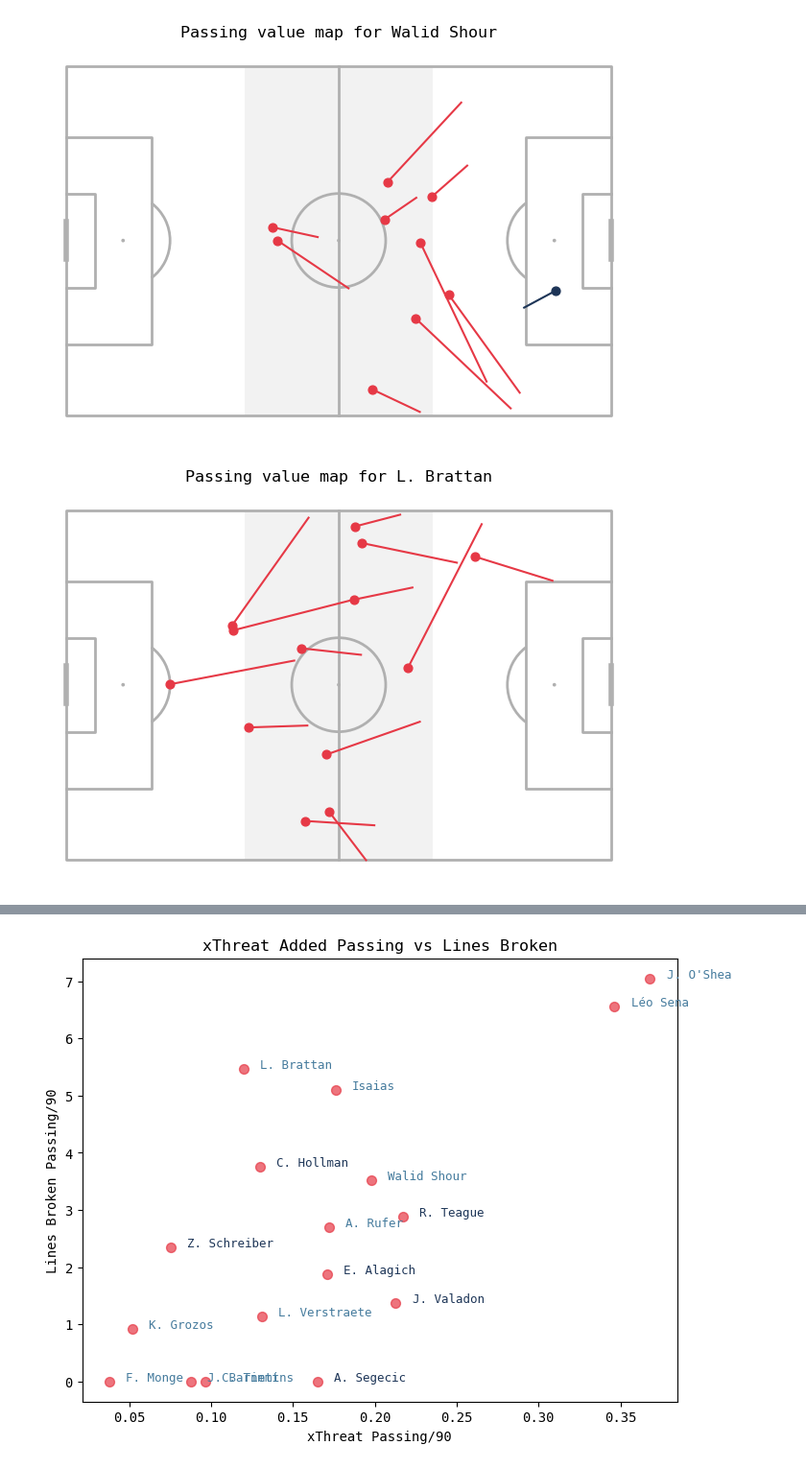
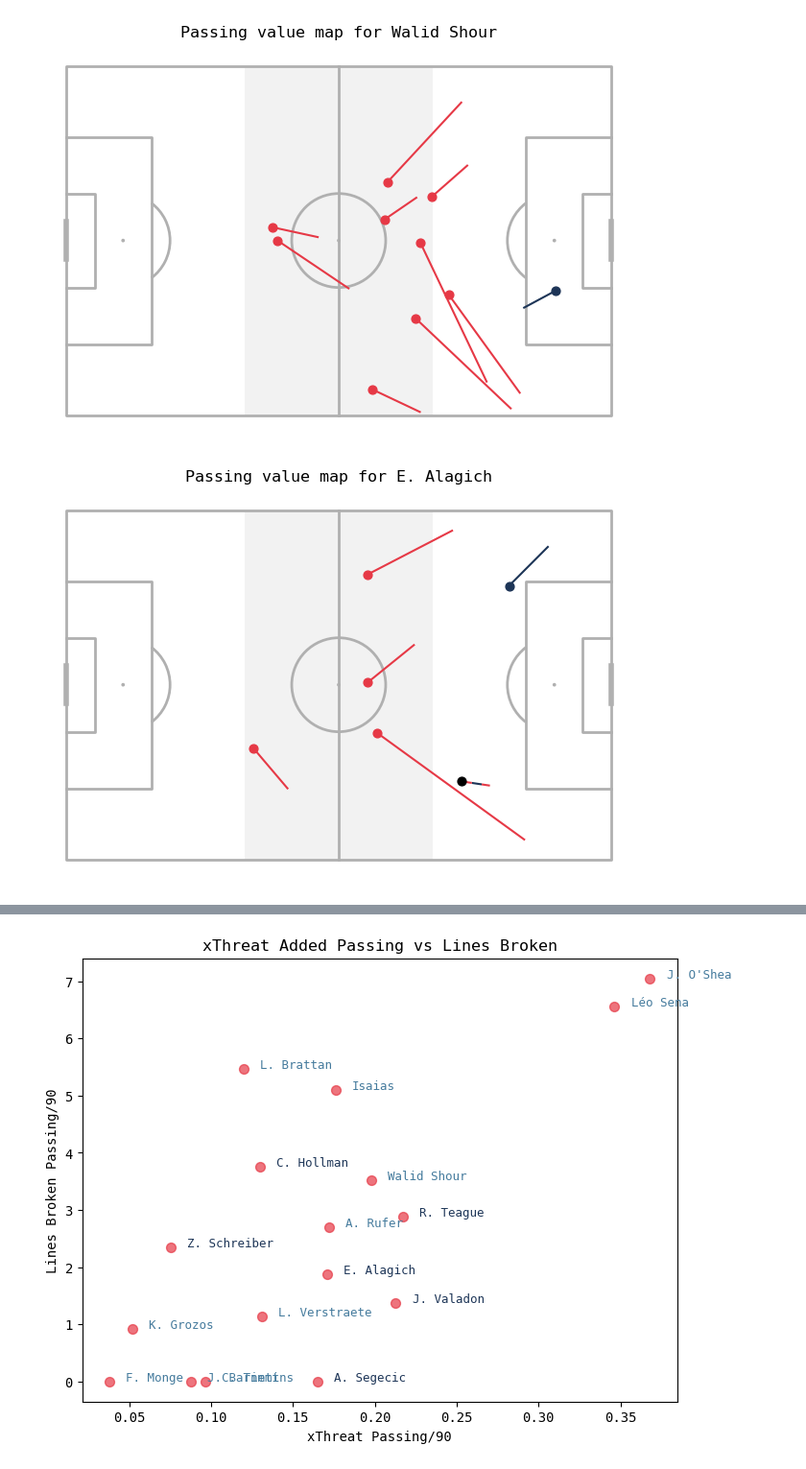
Before and after one commit to nkrackeler30/ASIProj, a Jupyter notebook: Data/ASIProj.ipynb, the cells around one changed output, grey strips where cells are left out. Shown at 96% size. Saved outputs shown, nothing was run; the diff lists cells and outputs as text; code cells hidden in the pictures.

```diff
--- a/Data/ASIProj.ipynb
+++ b/Data/ASIProj.ipynb
@@ -1372,9 +1398,9 @@ map = ASIProjViz(df).get_passing_value_map(287934)
 # %% [output]
 [figure]
 # %%
-map = ASIProjViz(df).get_passing_value_map(51044)
+map = ASIProjViz(df).get_passing_value_map(560893)
 # %% [output]
-[figure, old version]
+[figure, new version]
 # %%
 map = ASIProjViz(df).get_passing_value_scatter()
 map
```
Also changed, not shown: parts of 12 cells of this notebook.
